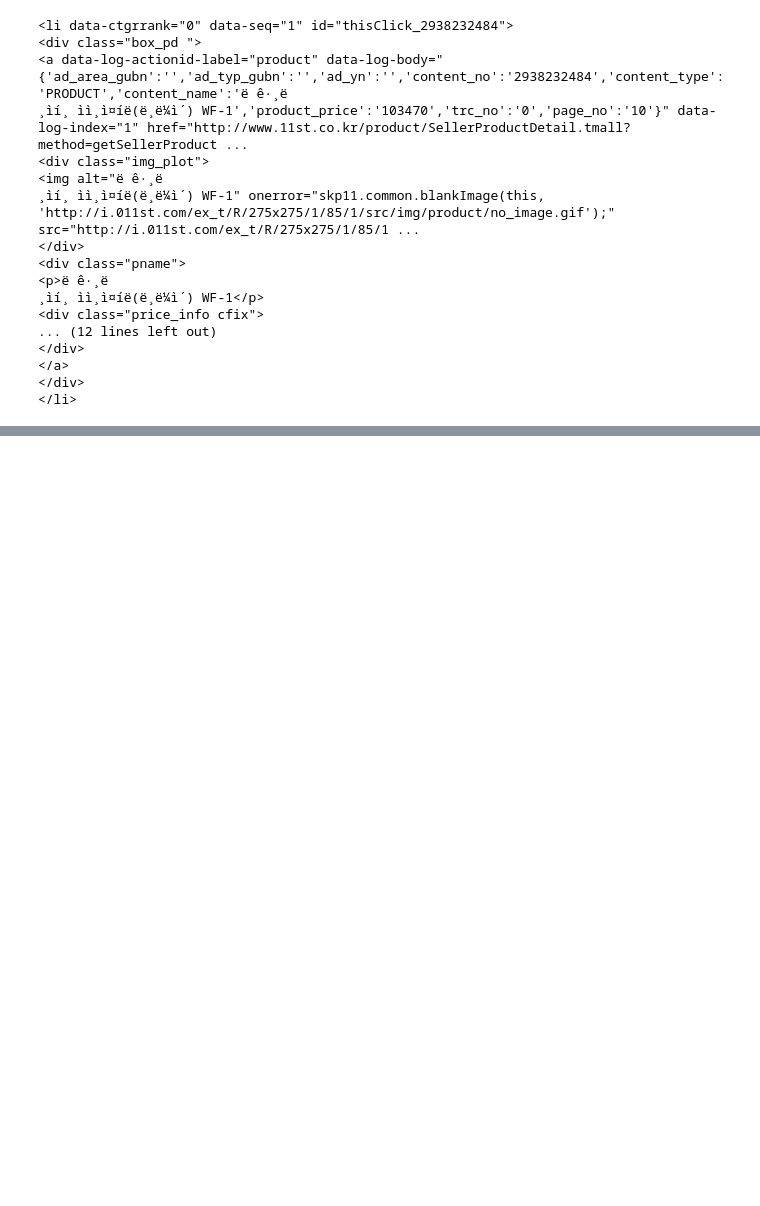
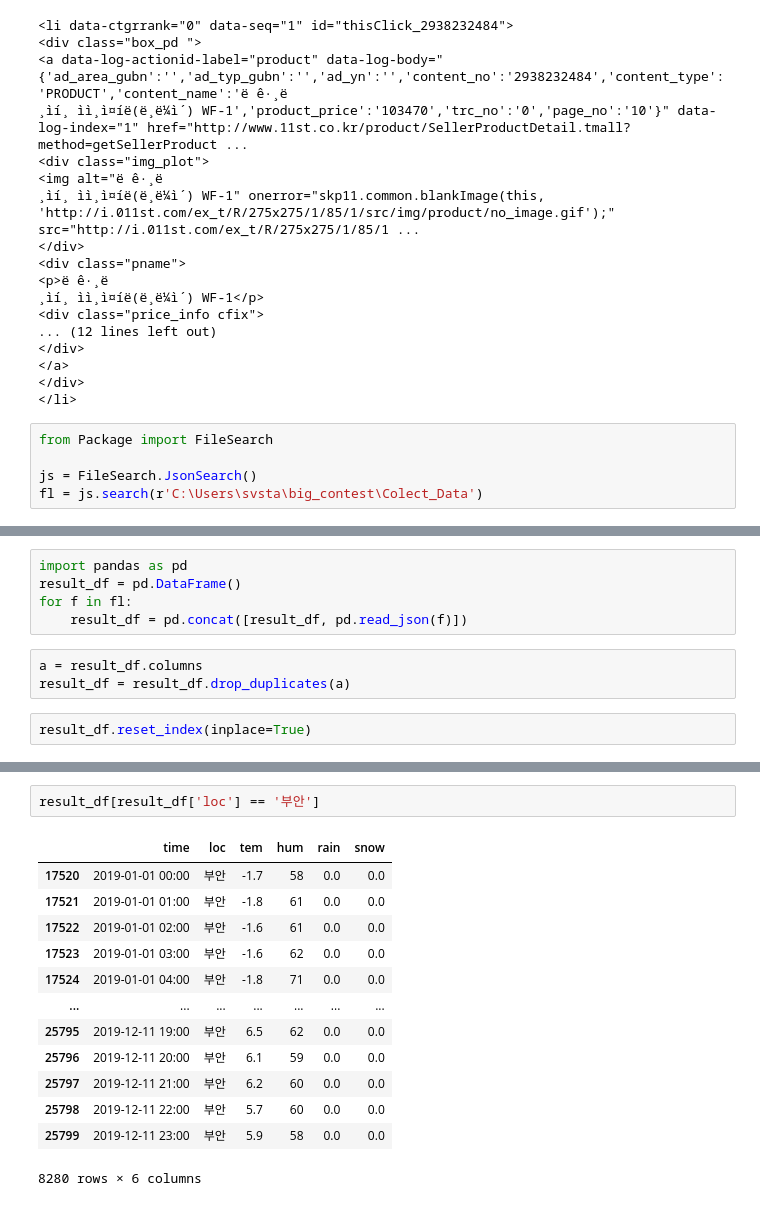
Before and after one commit to devsosin/big_contest, a Jupyter notebook: a.ipynb, the cells around one changed output, grey strips where cells are left out. Drawn from its saved outputs; the diff is of its cells as text; blank space fills up the shorter version.

Commit message:
20200824 Final Weather 데이터, FileSearch 패키지 추가

```diff
--- a/a.ipynb
+++ b/a.ipynb
@@ -134,3 +134,8 @@ sp.select('li')[0]
 </a>
 </div>
 </li>
+# %%
+from Package import FileSearch
+
+js = FileSearch.JsonSearch()
+fl = js.search(r'C:\Users\svsta\big_contest\Colect_Data')
@@ -136,0 +155,10 @@ sp.select('li')[0]
+# %%
+import pandas as pd
+result_df = pd.DataFrame()
+for f in fl:
+    result_df = pd.concat([result_df, pd.read_json(f)])
+# %%
+a = result_df.columns
+result_df = result_df.drop_duplicates(a)
+# %%
+result_df.reset_index(inplace=True)
@@ -136,0 +283,16 @@ sp.select('li')[0]
+# %%
+result_df[result_df['loc'] == '부안']
+# %% [output]
+|  | time | loc | tem | hum | rain | snow |
+| 17520 | 2019-01-01 00:00 | 부안 | -1.7 | 58 | 0.0 | 0.0 |
+| 17521 | 2019-01-01 01:00 | 부안 | -1.8 | 61 | 0.0 | 0.0 |
+| 17522 | 2019-01-01 02:00 | 부안 | -1.6 | 61 | 0.0 | 0.0 |
+| 17523 | 2019-01-01 03:00 | 부안 | -1.6 | 62 | 0.0 | 0.0 |
+| 17524 | 2019-01-01 04:00 | 부안 | -1.8 | 71 | 0.0 | 0.0 |
+| ... | ... | ... | ... | ... | ... | ... |
+| 25795 | 2019-12-11 19:00 | 부안 | 6.5 | 62 | 0.0 | 0.0 |
+| 25796 | 2019-12-11 20:00 | 부안 | 6.1 | 59 | 0.0 | 0.0 |
+| 25797 | 2019-12-11 21:00 | 부안 | 6.2 | 60 | 0.0 | 0.0 |
+| 25798 | 2019-12-11 22:00 | 부안 | 5.7 | 60 | 0.0 | 0.0 |
+| 25799 | 2019-12-11 23:00 | 부안 | 5.9 | 58 | 0.0 | 0.0 |
+8280 rows × 6 columns
```
Also changed, not shown: parts of 18 cells of this notebook, 10 other files.
